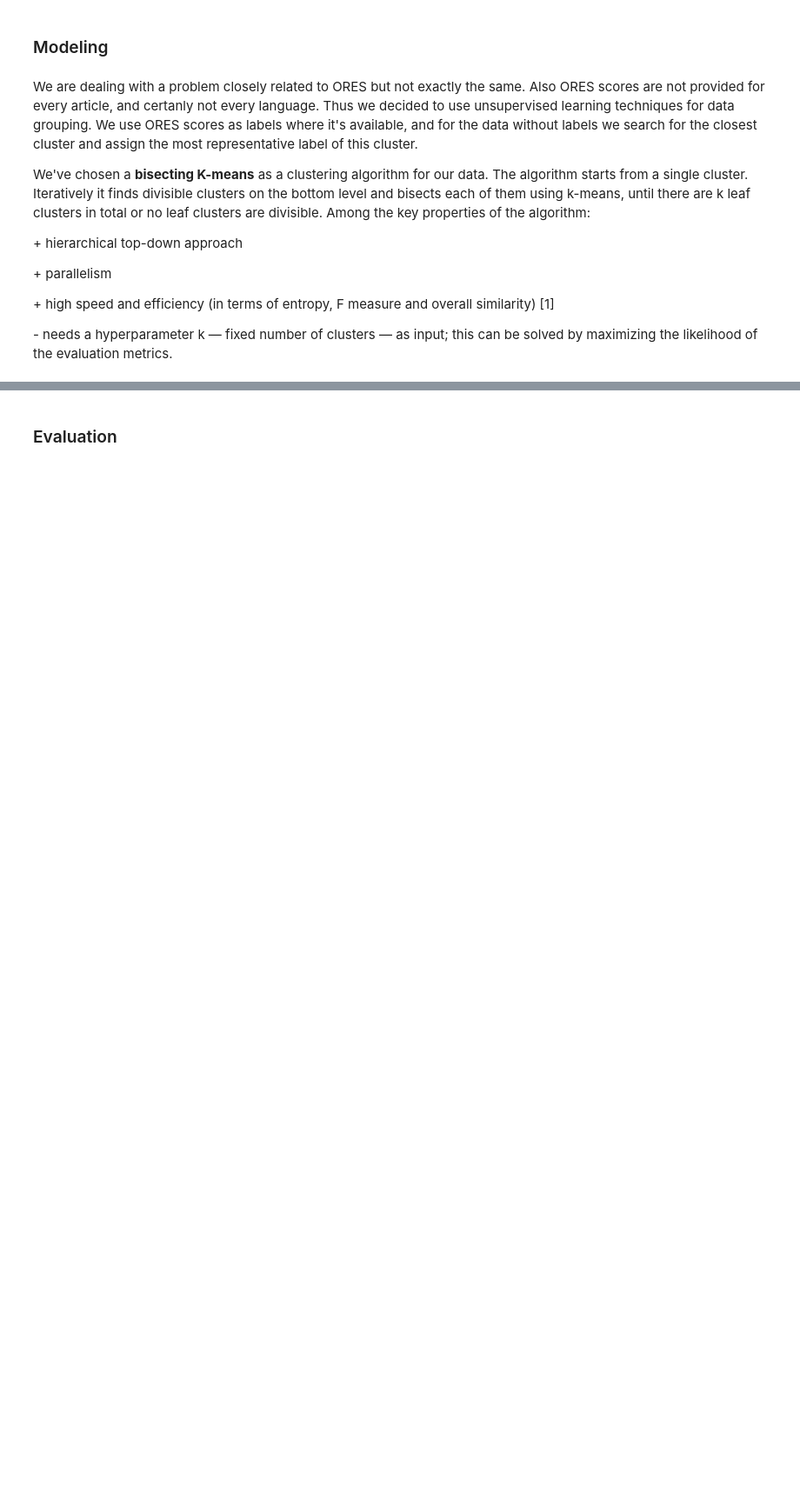
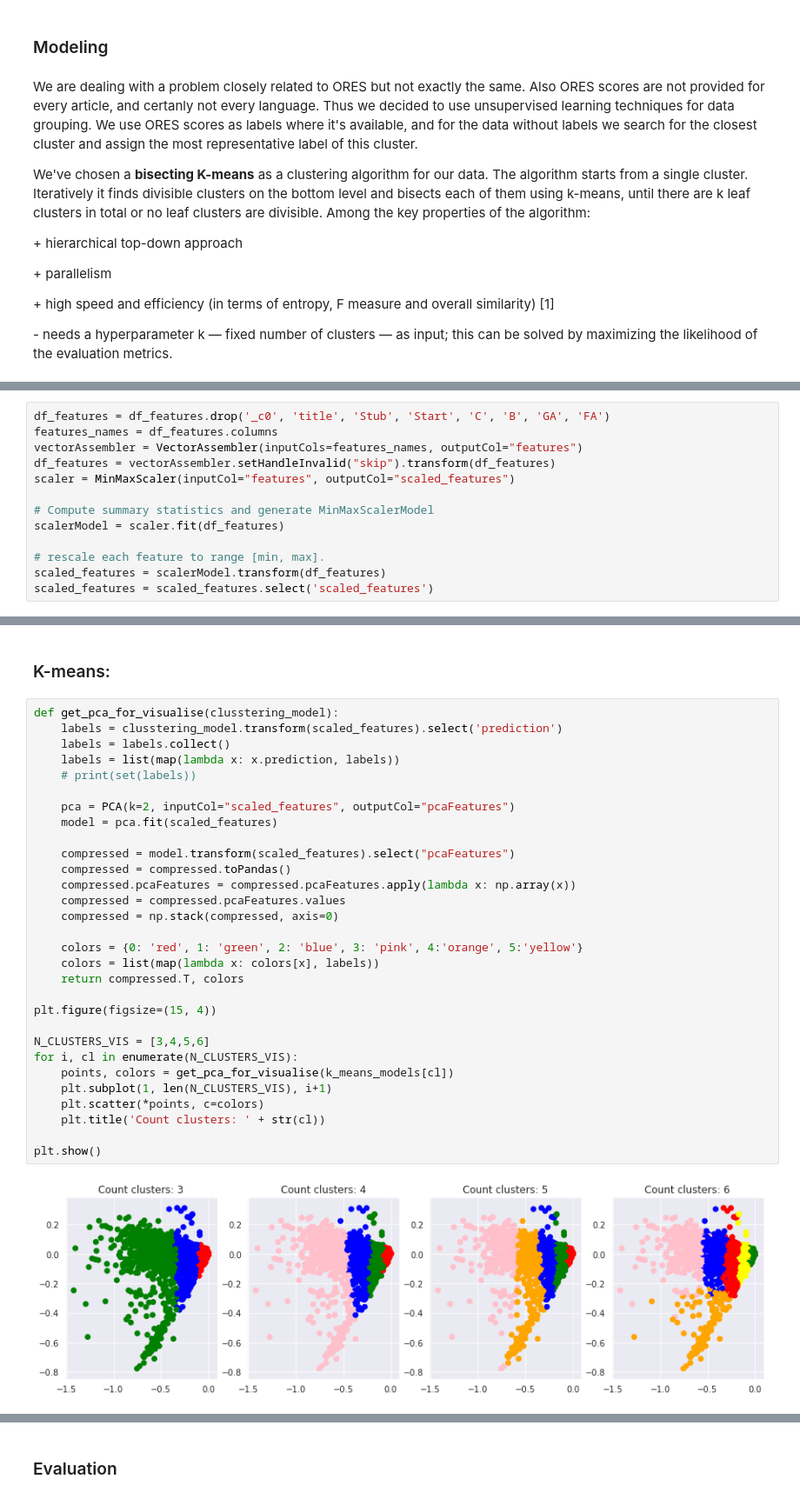
Before and after one commit to AChepurnoi/ucu-mmds, a Jupyter notebook: Report.ipynb, the cells around one changed output, grey strips where cells are left out. Shown at 87% size. Saved outputs shown, nothing was run; the diff lists cells and outputs as text; blank space fills up the shorter version.

```diff
--- a/Report.ipynb
+++ b/Report.ipynb
@@ -145,0 +193,13 @@ Among the key properties of the algorithm:
+# %%
+df_features = df_features.drop('_c0', 'title', 'Stub', 'Start', 'C', 'B', 'GA', 'FA')
+features_names = df_features.columns
+vectorAssembler = VectorAssembler(inputCols=features_names, outputCol="features")
+df_features = vectorAssembler.setHandleInvalid("skip").transform(df_features)
+scaler = MinMaxScaler(inputCol="features", outputCol="scaled_features")
+
+# Compute summary statistics and generate MinMaxScalerModel
+scalerModel = scaler.fit(df_features)
+
+# rescale each feature to range [min, max].
+scaled_features = scalerModel.transform(df_features)
+scaled_features = scaled_features.select('scaled_features')
@@ -145,0 +263,34 @@ Among the key properties of the algorithm:
+# %% [markdown]
+### K-means:
+# %%
+def get_pca_for_visualise(clusstering_model):
+    labels = clusstering_model.transform(scaled_features).select('prediction')
+    labels = labels.collect()
+    labels = list(map(lambda x: x.prediction, labels))
+    # print(set(labels))
+
+    pca = PCA(k=2, inputCol="scaled_features", outputCol="pcaFeatures")
+    model = pca.fit(scaled_features)
+
+    compressed = model.transform(scaled_features).select("pcaFeatures")
+    compressed = compressed.toPandas()
+    compressed.pcaFeatures = compressed.pcaFeatures.apply(lambda x: np.array(x))
+    compressed = compressed.pcaFeatures.values
+    compressed = np.stack(compressed, axis=0)
+
+    colors = {0: 'red', 1: 'green', 2: 'blue', 3: 'pink', 4:'orange', 5:'yellow'}
+    colors = list(map(lambda x: colors[x], labels))
+    return compressed.T, colors
+
+plt.figure(figsize=(15, 4))
+
+N_CLUSTERS_VIS = [3,4,5,6]
+for i, cl in enumerate(N_CLUSTERS_VIS):
+    points, colors = get_pca_for_visualise(k_means_models[cl])
+    plt.subplot(1, len(N_CLUSTERS_VIS), i+1)
+    plt.scatter(*points, c=colors)
+    plt.title('Count clusters: ' + str(cl))
+
+plt.show()
+# %% [output]
+[figure, added]
```
Also changed, not shown: parts of 17 cells of this notebook.
